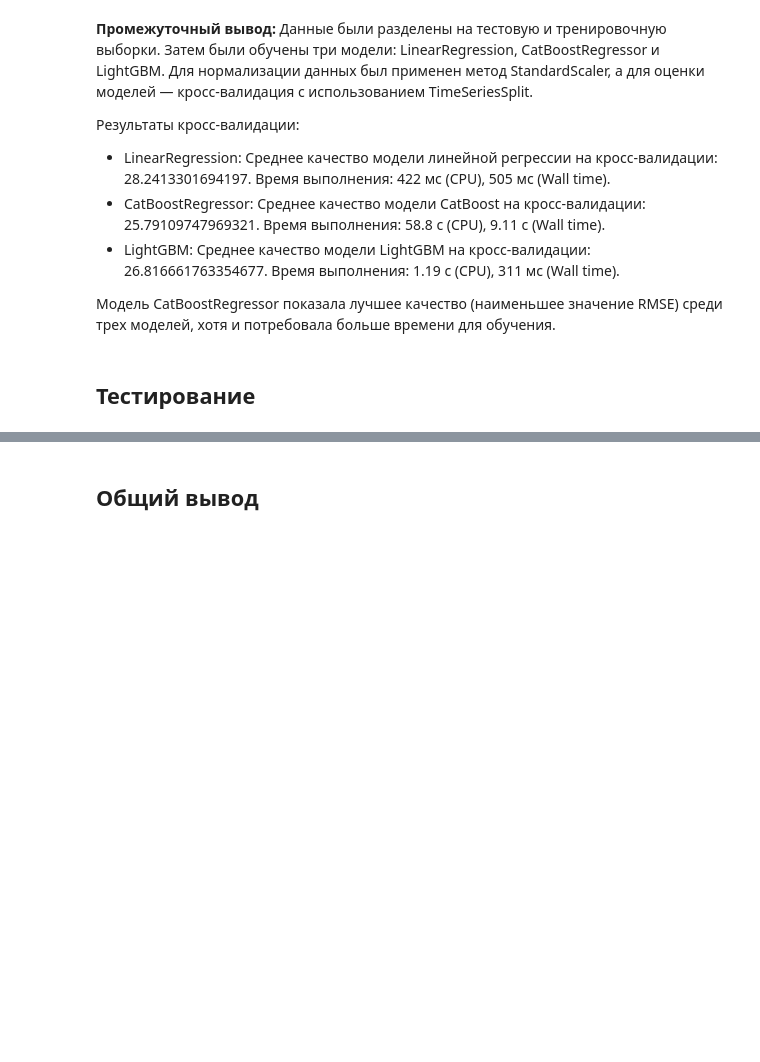
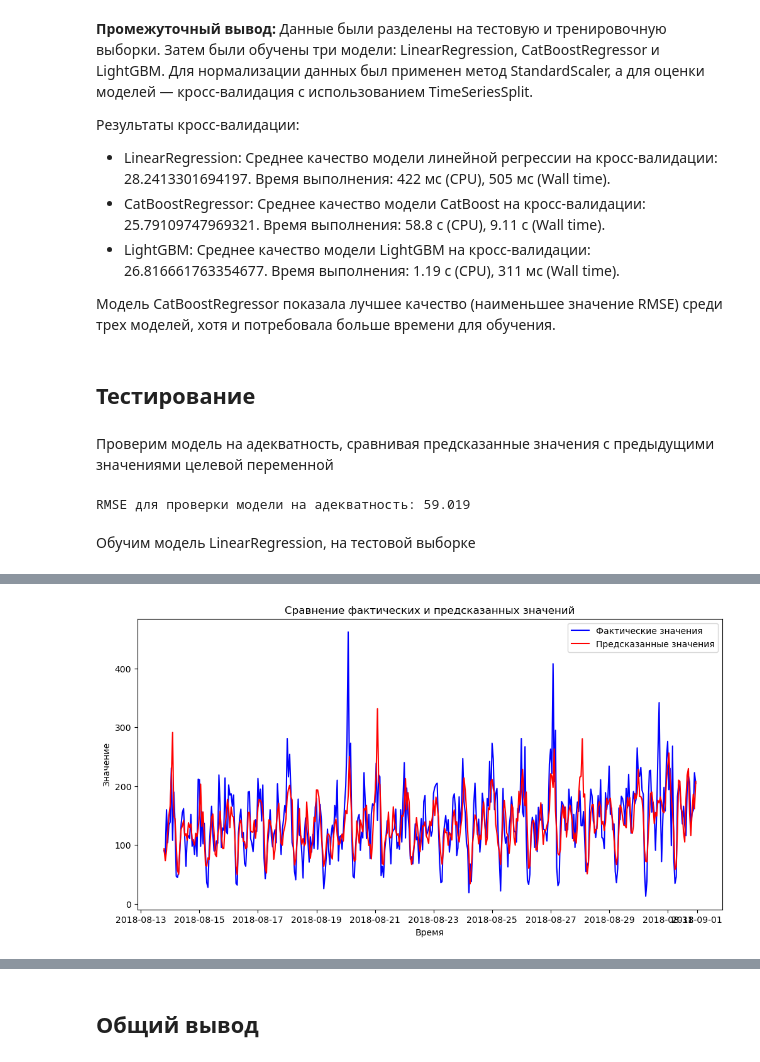
Before and after one commit to butuzovzeleboba/Taxi-order-forecasting, a Jupyter notebook: Taxi-order-forecasting.ipynb, the cells around one changed output, grey strips where cells are left out. Drawn from its saved outputs; the diff is of its cells as text; code cells hidden in the pictures; blank space fills up the shorter version.

```diff
--- a/Taxi-order-forecasting.ipynb
+++ b/Taxi-order-forecasting.ipynb
@@ -338,3 +338,37 @@ Wall time: 311 ms
 Модель CatBoostRegressor показала лучшее качество (наименьшее значение RMSE) среди трех моделей, хотя и потребовала больше времени для обучения.
 # %% [markdown]
 ## Тестирование
+# %% [markdown]
+Проверим модель на адекватность, сравнивая предсказанные значения с предыдущими значениями целевой переменной
+# %%
+pred_previous = target_test.shift()
+pred_previous.iloc[0] = target_train.iloc[-1]
+
+rmse_adequacy = RMSE(target_test, pred_previous)
+print(f'RMSE для проверки модели на адекватность: {round(rmse_adequacy, 3)}')
+# %% [output]
+RMSE для проверки модели на адекватность: 59.019
+# %% [markdown]
+Обучим модель LinearRegression, на тестовой выборке
+# %%
+%%time
+
+model_lr = LinearRegression()
+model_lr.fit(features_train, target_train)
+target_predict = model_lr.predict(features_test)
+final_RMSE_LR = mean_squared_error(target_test, target_predict) ** 0.5
+
+figsize = (12, 6)
+
+plt.figure(figsize=figsize)
+plt.plot(target_test.index,
+         target_test,
+         'b-',
+         target_test.index,
+         target_predict,
+         'r-')
+plt.title('Сравнение фактических и предсказанных значений')
+plt.xlabel('Время')
+plt.ylabel('Значение')
+plt.legend(['Фактические значения', 'Предсказанные значения']);
+# %% [output]
@@ -340,0 +377 @@ Wall time: 311 ms
+[figure, added]
```
Also changed, not shown: parts of 11 cells of this notebook.
